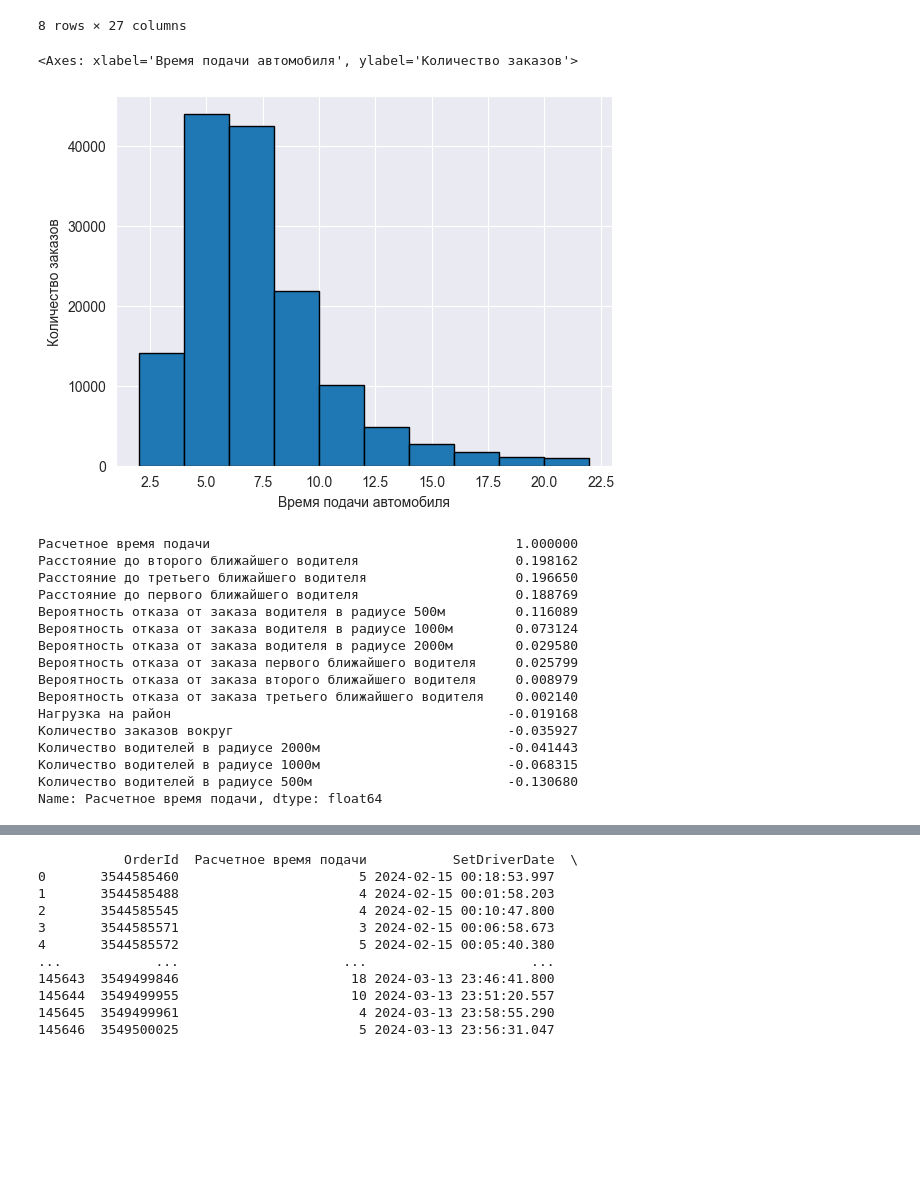
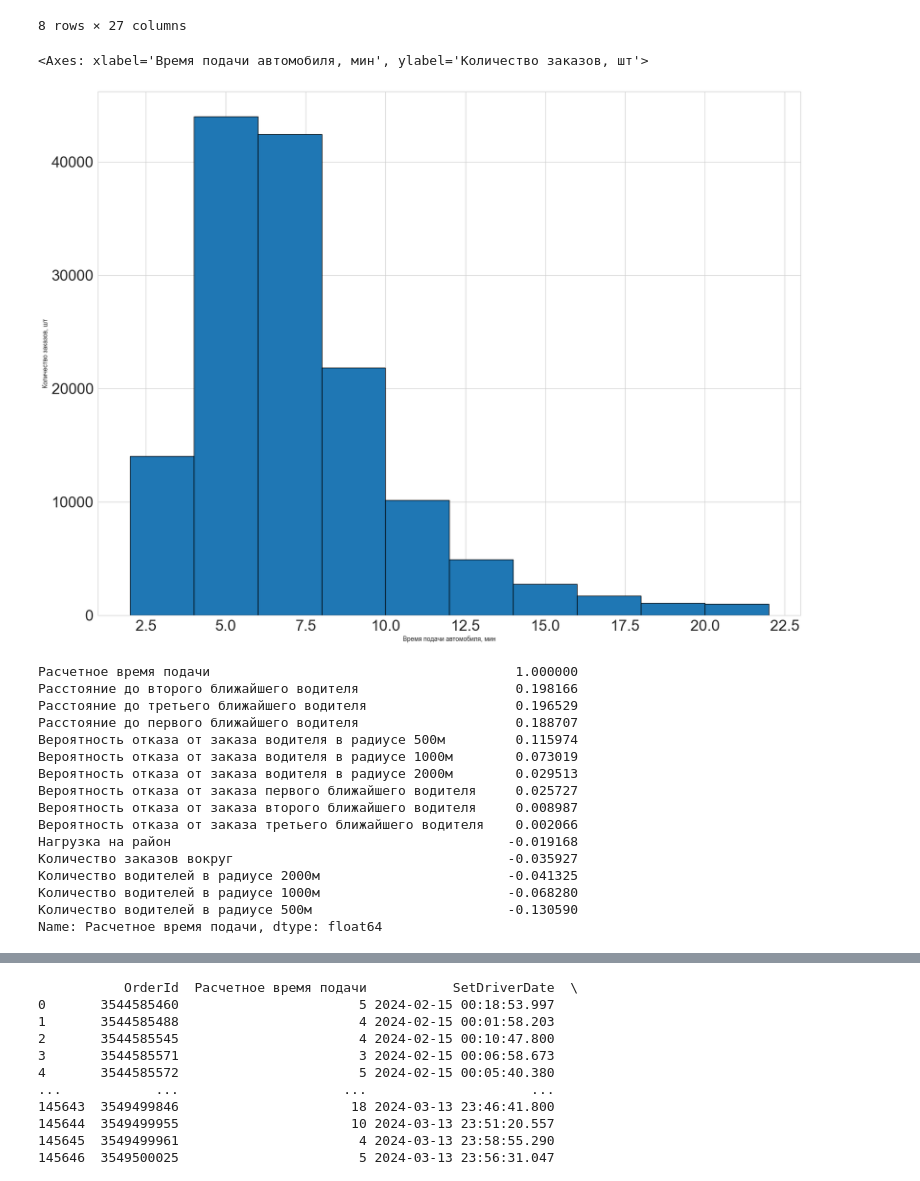
Before and after one commit to BobylevTimofey/DataPrepare, a Jupyter notebook: EstimationCarPickupTime.ipynb, the cells around one changed output, grey strips where cells are left out. Cells and saved outputs as stored; diff of their text form; code cells hidden in the pictures; blank space fills up the shorter version.

```diff
--- a/EstimationCarPickupTime.ipynb
+++ b/EstimationCarPickupTime.ipynb
@@ -97,8 +109,7 @@ print('Количество заказов, совершенных в выход
 rush_hour_time = [datetime.time(6, 0, 0), datetime.time(9, 0, 0), datetime.time(16, 0, 0), datetime.time(19, 0, 0)]
 
 #задаем анонимную функцию, проверяющую выполнялся ли заказ в час пик
-is_rush_hour = lambda time: rush_hour_time[0] <= time <= rush_hour_time[1] or rush_hour_time[2] <= time <= \
-                            rush_hour_time[3]
+is_rush_hour = lambda time: rush_hour_time[0] <= time <= rush_hour_time[1] or rush_hour_time[2] <= time <= rush_hour_time[3]
 
 #формируем признак "был час пик"
 orders_data['IsRushHour'] = [1 if is_rush_hour(date_time.time()) else 0 for date_time in
@@ -490,5 +541,8 @@ drivers_sings_df = pd.DataFrame(results, columns=['CountDrivers500m', 'CountDriv
 # %%
-orders_data = pd.concat([orders_data, drivers_sings_df], axis=1, join='inner')
+#объединяем информацию о заказах с полученными признаками
+orders_data = pd.concat([orders_data, sings_df], axis=1, join='inner')
+
+#выведем информацию об столбцах датафрейма для анализа
 orders_data.describe()
 # %% [output]
 |  | OrderId | EstimatedTimeArrival | SetDriverDate | ArrivalDriverDate | OrderCreationDate | LoadArea | ... |
@@ -569,38 +617,29 @@ dataset.describe()
 | std | 1.443758e+06 | 3.190758 | NaN | NaN | NaN | 0.134908 | ... |
 8 rows × 27 columns
 # %%
-dataset['Расчетное время подачи'].plot(kind='hist', edgecolor='black',xlabel="Время подачи автомобиля", ylabel="Количество заказов")
+#выведем график с распределением времени подачи
+dataset['Расчетное время подачи'].plot(kind='hist', edgecolor='black',xlabel="Время подачи автомобиля, мин", ylabel="Количество заказов, шт", fontsize = 24, figsize = (20, 15))
 # %% [output]
-<Axes: xlabel='Время подачи автомобиля', ylabel='Количество заказов'>
+<Axes: xlabel='Время подачи автомобиля, мин', ylabel='Количество заказов, шт'>
-[figure, old version]
+[figure, new version]
 # %%
-import seaborn as sns
-import matplotlib.pyplot as plt
-
-# Матрица корреляции
-# Где data - ваш датасет
-correlation_matrix = dataset[['Расчетное время подачи', 'Нагрузка на район', 'Количество водителей в радиусе 500м', 'Количество водителей в радиусе 1000м','Количество водителей в радиусе 2000м', 'Расстояние до первого ближайшего водителя', 'Расстояние до второго ближайшего водителя', 'Расстояние до третьего ближайшего водителя' , 'Вероятность отказа от заказа водителя в радиусе 500м', 'Вероятность отказа от заказа водителя в радиусе 1000м', 'Вероятность отказа от заказа водителя в радиусе 2000м', 'Вероятность отказа от заказа первого ближайшего водителя', 'Вероятность отказа от заказа второго ближайшего водителя', 'Вероятность отказа от заказа третьего ближайшего водителя', 'Количество заказов вокруг']].corr()
-
+#покажем корреляцию признаков с целевой переменной
 dataset[['Расчетное время подачи', 'Нагрузка на район', 'Количество водителей в радиусе 500м', 'Количество водителей в радиусе 1000м','Количество водителей в радиусе 2000м', 'Расстояние до первого ближайшего водителя', 'Расстояние до второго ближайшего водителя', 'Расстояние до третьего ближайшего водителя' , 'Вероятность отказа от заказа водителя в радиусе 500м', 'Вероятность отказа от заказа водителя в радиусе 1000м', 'Вероятность отказа от заказа водителя в радиусе 2000м', 'Вероятность отказа от заказа первого ближайшего водителя', 'Вероятность отказа от заказа второго ближайшего водителя', 'Вероятность отказа от заказа третьего ближайшего водителя', 'Количество заказов вокруг']].corr()['Расчетное время подачи'][:].sort_values(ascending=False)
-
-# # Выводим признаки на тепловую карт
-# plt.figure(figsize= (15, 10))
-# sns.heatmap(correlation_matrix, annot = True, cmap='coolwarm', fmt = '.2f')
 # %% [output]
 Расчетное время подачи                                       1.000000
-Расстояние до второго ближайшего водителя                    0.198162
-Расстояние до третьего ближайшего водителя                   0.196650
-Расстояние до первого ближайшего водителя                    0.188769
-Вероятность отказа от заказа водителя в радиусе 500м         0.116089
-Вероятность отказа от заказа водителя в радиусе 1000м        0.073124
-Вероятность отказа от заказа водителя в радиусе 2000м        0.029580
-Вероятность отказа от заказа первого ближайшего водителя     0.025799
-Вероятность отказа от заказа второго ближайшего водителя     0.008979
-Вероятность отказа от заказа третьего ближайшего водителя    0.002140
+Расстояние до второго ближайшего водителя                    0.198166
+Расстояние до третьего ближайшего водителя                   0.196529
+Расстояние до первого ближайшего водителя                    0.188707
+Вероятность отказа от заказа водителя в радиусе 500м         0.115974
+Вероятность отказа от заказа водителя в радиусе 1000м        0.073019
+Вероятность отказа от заказа водителя в радиусе 2000м        0.029513
+Вероятность отказа от заказа первого ближайшего водителя     0.025727
+Вероятность отказа от заказа второго ближайшего водителя     0.008987
+Вероятность отказа от заказа третьего ближайшего водителя    0.002066
 Нагрузка на район                                           -0.019168
 Количество заказов вокруг                                   -0.035927
-Количество водителей в радиусе 2000м                        -0.041443
-Количество водителей в радиусе 1000м                        -0.068315
-Количество водителей в радиусе 500м                         -0.130680
+Количество водителей в радиусе 2000м                        -0.041325
+Количество водителей в радиусе 1000м                        -0.068280
+Количество водителей в радиусе 500м                         -0.130590
 Name: Расчетное время подачи, dtype: float64
 # %%
```
Also changed, not shown: parts of 41 cells of this notebook.
